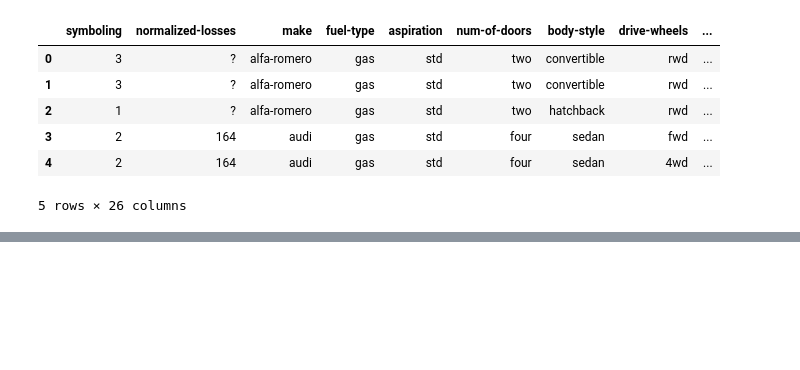
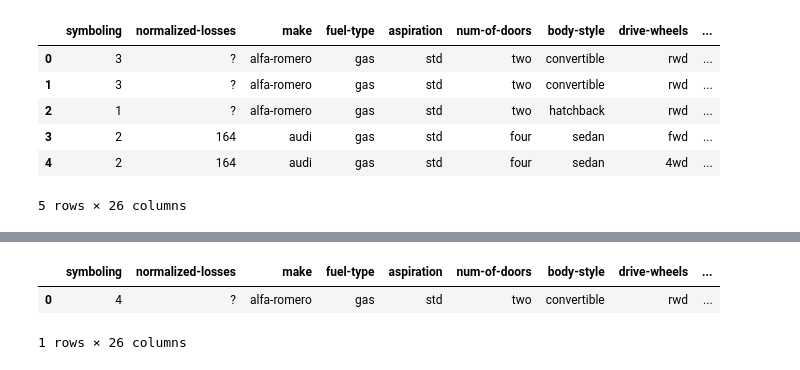
Before and after one commit to arafe-zawad-sajid/IBM_DA0101, a Jupyter notebook: course_notebook.ipynb, the cells around one changed output, grey strips where cells are left out. Drawn from its saved outputs; the diff is of its cells as text; code cells hidden in the pictures; blank space fills up the shorter version.

```diff
--- a/course_notebook.ipynb
+++ b/course_notebook.ipynb
@@ -45,0 +141,4 @@ df.head()
+# %%
+#adding 1 along a col
+df['symboling'] = df['symboling']+1
+df['symboling'].loc[0:5]
@@ -45,0 +153,7 @@ df.head()
+# %%
+df[:1]
+df.loc[[0, 2]]
+# %% [output]
+|  | symboling | normalized-losses | make | fuel-type | aspiration | num-of-doors | body-style | drive-wheels | ... |
+| 0 | 4 | ? | alfa-romero | gas | std | two | convertible | rwd | ... |
+1 rows × 26 columns
```
Also changed, not shown: parts of 14 cells of this notebook, 2 other files.
